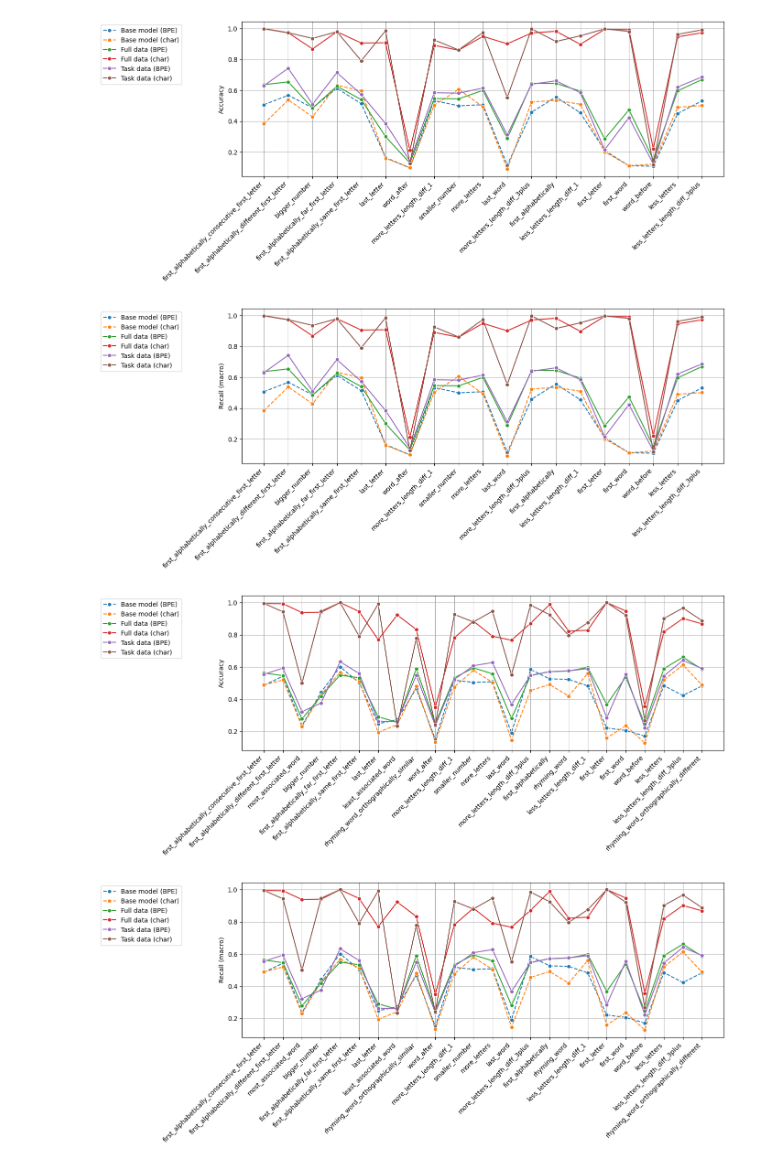
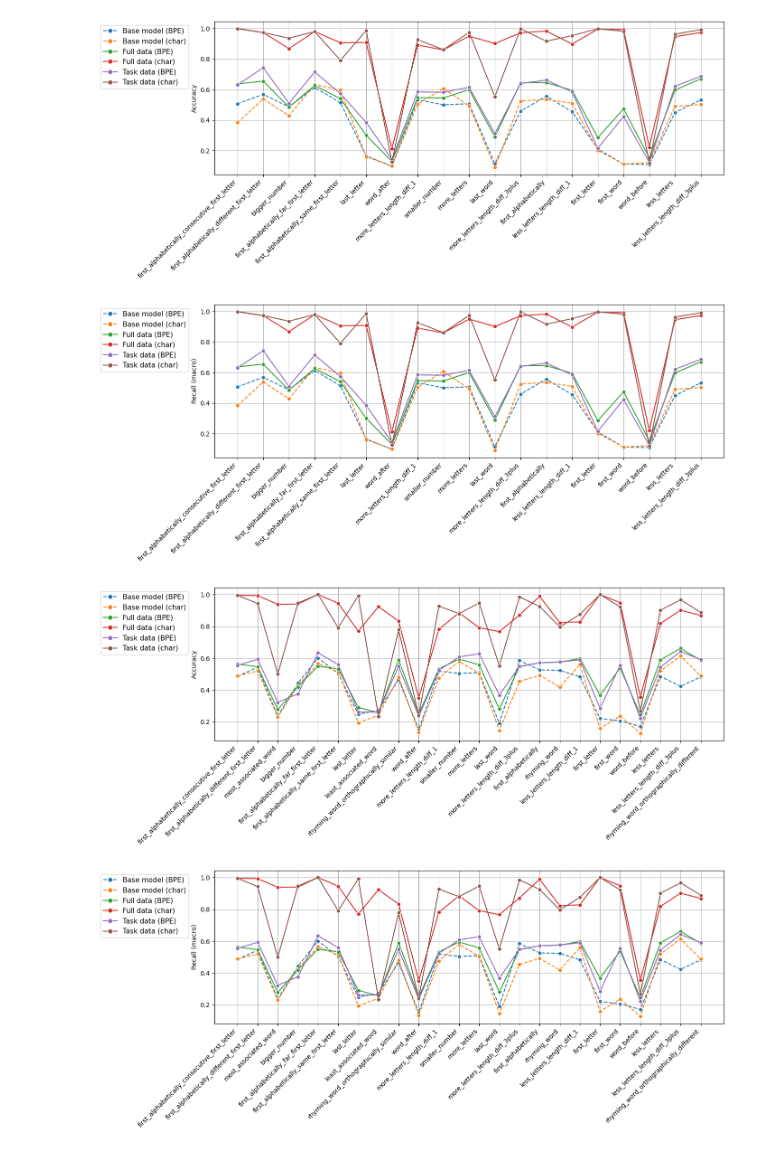
Before and after one commit to LaurensWink/Finetuning_GPT_2, a Jupyter notebook: pjs/results.ipynb, the cells around one changed output. Cells and saved outputs as stored; diff of their text form; code cells hidden in the pictures.

Commit message:
slightly adjusted legend

```diff
--- a/pjs/results.ipynb
+++ b/pjs/results.ipynb
@@ -51,15 +51,15 @@ for metric in metrics:
     plt.xlabel("")
     plt.ylabel(metric)
     # plt.title(f"{metric} über Modellvarianten hinweg zu jedem Task")
-    plt.legend(bbox_to_anchor=(-0.3, 1), loc="upper left")
+    plt.legend(bbox_to_anchor=(-0.23, 1), loc="upper left", fontsize=11, markerscale=1.25)
 
     plt.xticks(rotation=45, ha="right")
     plt.grid(True)  # Gitter hinzufügen
     plt.tight_layout()
     plt.show()
 # %% [output]
-[figure, old version]
+[figure, new version]
-[figure, old version]
+[figure, new version]
 # %%
 melted_en = melted[melted['Subfolder'].str.contains('_en', na=False)]
 
@@ -75,33 +75,33 @@ for metric in metrics:
             parts = [x for x in subfolder.split("_") if x not in ("en", "train")]
 
             if parts:
                 last = parts[-1]
                 if last.lower() == "bpe":
                     last = last.upper()
                 else:
                     last = last.lower()
                 subfolder = " ".join(parts[:-1] + [f"({last})"])
                 subfolder = subfolder[0].upper() + subfolder[1:]  # erster Buchstabe groß
             else:
                 subfolder = ""
             sns.lineplot(
                 data=data,
                 x="ShortFile",
                 y="Wert",
                 label=subfolder,
                 marker="o",
                 linestyle=linestyle
             )
 
     plt.xlabel("")
     plt.ylabel(metric)
     # plt.title(f"{metric} über Modellvarianten hinweg zu jedem Task")
-    plt.legend(bbox_to_anchor=(-0.3, 1), loc="upper left")
+    plt.legend(bbox_to_anchor=(-0.23, 1), loc="upper left", fontsize=11, markerscale=1.25)
 
     plt.xticks(rotation=45, ha="right")
     plt.grid(True)  # Gitter hinzufügen
     plt.tight_layout()
     plt.show()
 # %% [output]
-[figure, old version]
+[figure, new version]
-[figure, old version]
+[figure, new version]
```
